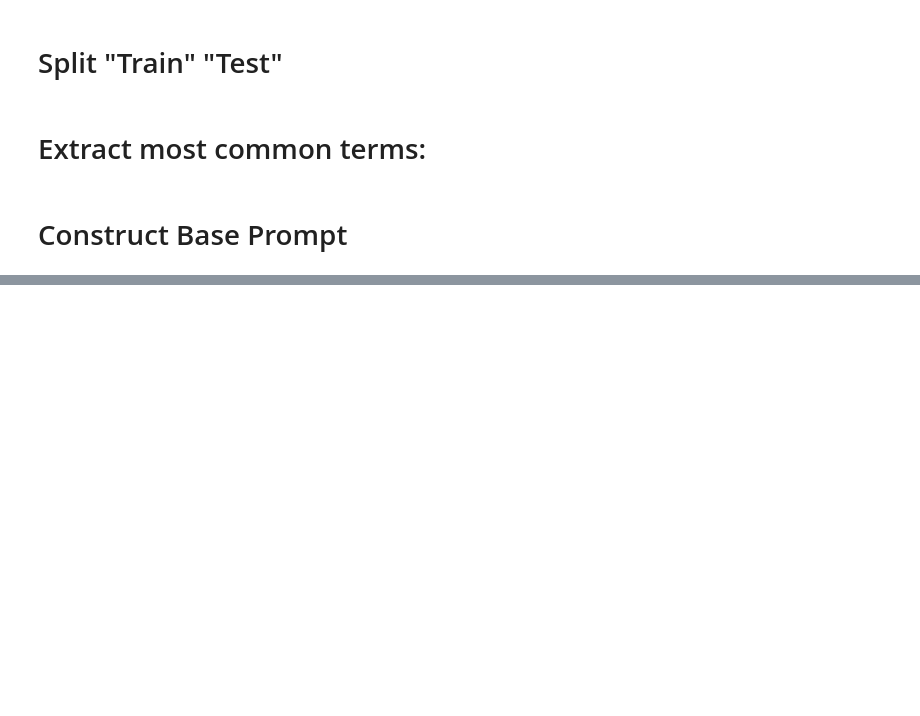
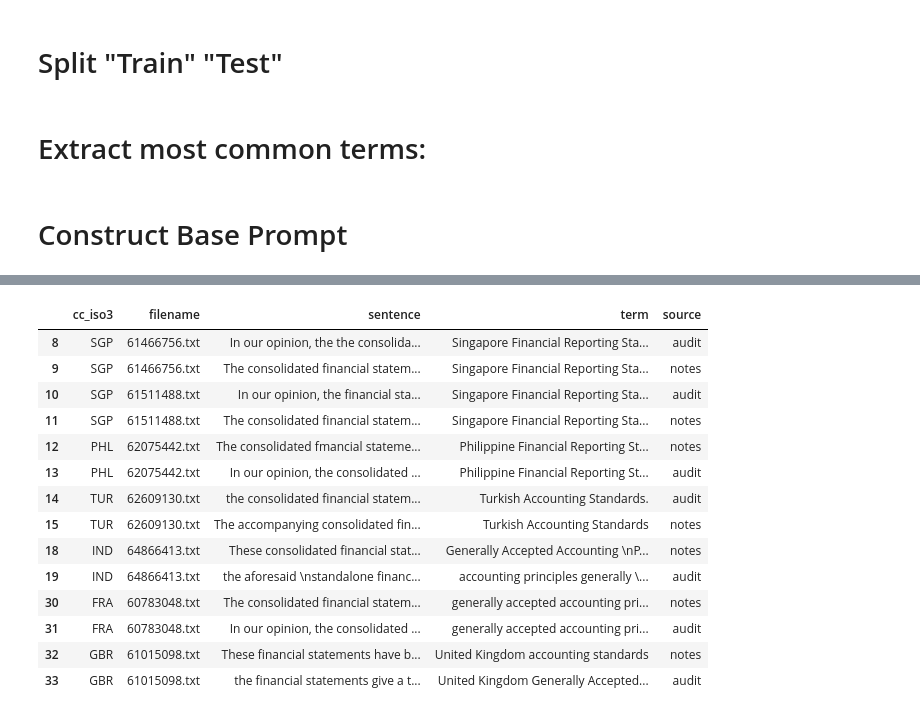
Before and after one commit to ilias-m-n/ExtractAccStds, a Jupyter notebook: Testing.ipynb, the cells around one changed output, grey strips where cells are left out. Drawn from its saved outputs; the diff is of its cells as text; code cells hidden in the pictures; blank space fills up the shorter version.

```diff
--- a/Testing.ipynb
+++ b/Testing.ipynb
@@ -115,0 +125,3 @@ messages = util.create_messages_context_gpt(system, prompt, user_assistant)
+# %%
+df_inputs = df_inputs[df_inputs.num_tokens <= 85000]
+df_inputs
@@ -115,0 +148,2 @@ messages = util.create_messages_context_gpt(system, prompt, user_assistant)
+# %%
+test = df_inputs.iloc[:10].copy()
@@ -123,0 +179,2 @@ response = util.get_completion(client, messages, model="gpt-4-0125-preview")
+# %%
+test['output'] = test.apply(lambda x: util.prompt_gpt(client, system, x.prompt, user_assistant, "gpt-4-0125-preview"), axis=1)
@@ -168,0 +224,21 @@ Name: 19, dtype: object
+# %%
+files = test.filename.values
+labels = test_df[test_df.filename.isin(files)]
+# %%
+labels['cc_iso3 filename sentence term source'.split()]
+# %% [output]
+|  | cc_iso3 | filename | sentence | term | source |
+| 8 | SGP | 61466756.txt | In our opinion, the the consolida... | Singapore Financial Reporting Sta... | audit |
+| 9 | SGP | 61466756.txt | The consolidated financial statem... | Singapore Financial Reporting Sta... | notes |
+| 10 | SGP | 61511488.txt | In our opinion, the financial sta... | Singapore Financial Reporting Sta... | audit |
+| 11 | SGP | 61511488.txt | The consolidated financial statem... | Singapore Financial Reporting Sta... | notes |
+| 12 | PHL | 62075442.txt | The consolidated fmancial stateme... | Philippine Financial Reporting St... | notes |
+| 13 | PHL | 62075442.txt | In our opinion, the consolidated ... | Philippine Financial Reporting St... | audit |
+| 14 | TUR | 62609130.txt | the consolidated financial statem... | Turkish Accounting Standards. | audit |
+| 15 | TUR | 62609130.txt | The accompanying consolidated fin... | Turkish Accounting Standards | notes |
+| 18 | IND | 64866413.txt | These consolidated financial stat... | Generally Accepted Accounting \nP... | notes |
+| 19 | IND | 64866413.txt | the aforesaid \nstandalone financ... | accounting principles generally \... | audit |
+| 30 | FRA | 60783048.txt | The consolidated financial statem... | generally accepted accounting pri... | notes |
+| 31 | FRA | 60783048.txt | In our opinion, the consolidated ... | generally accepted accounting pri... | audit |
+| 32 | GBR | 61015098.txt | These financial statements have b... | United Kingdom accounting standards | notes |
+| 33 | GBR | 61015098.txt | the financial statements give a t... | United Kingdom Generally Accepted... | audit |
```
Also changed, not shown: parts of 49 cells of this notebook, 2 other files.
